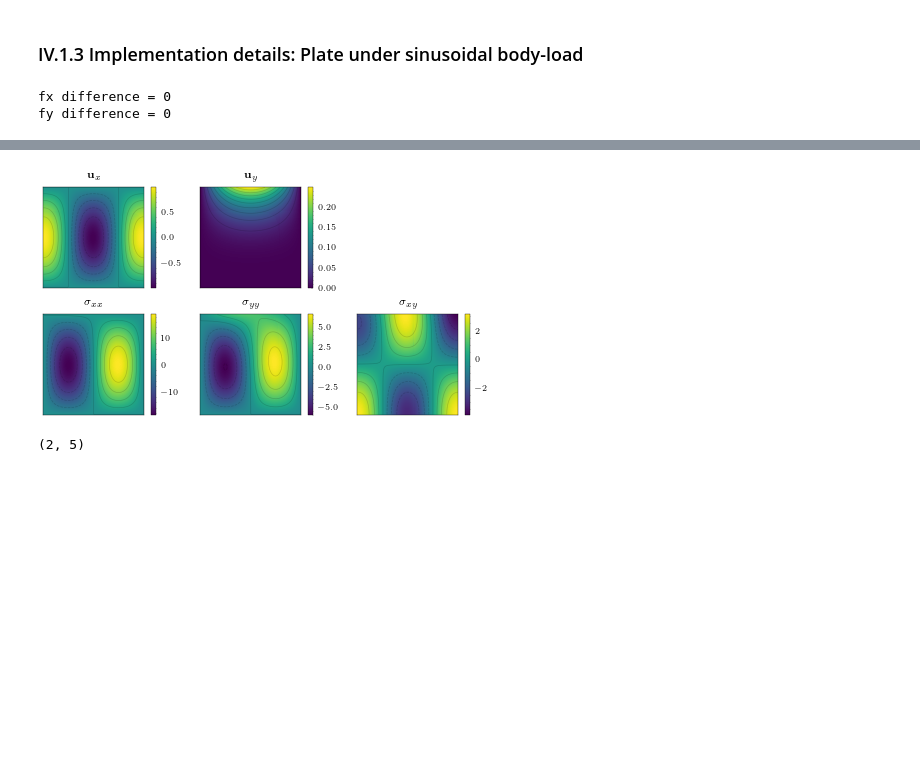
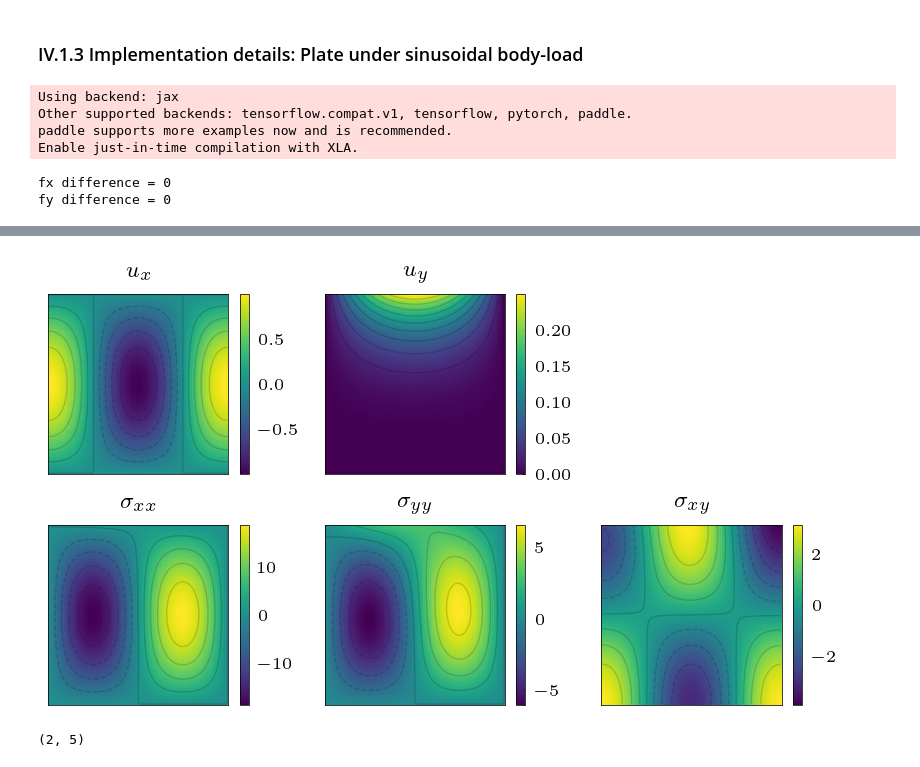
Before and after one commit to bonneted/PhD, a Jupyter notebook: chapters/IV_MaterialCharacterization.ipynb, the cells around one changed output, grey strips where cells are left out. Drawn from its saved outputs; the diff is of its cells as text; code cells hidden in the pictures; blank space fills up the shorter version.

Commit message:
analytical plate plot

```diff
--- a/chapters/IV_MaterialCharacterization.ipynb
+++ b/chapters/IV_MaterialCharacterization.ipynb
@@ -12,12 +12,18 @@ plt.style.use(['science', 'grid'])
 import phd.models.cm.analytical_plate as ap
 from phd.models.cm.plot_util import plot_field
 import numpy as np
+import os
 from phd.config import get_current_config as plt_cfg, book_config, book_compact_config, A4_config
 book_config.set_as_current()
 
 # Configuration
 save_fig = True
-results_folder = '../results/IV_ImprovingPINNs'
+results_folder = '../results/IV_MaterialCharacterization'
+# %% [output]
+Using backend: jax
+Other supported backends: tensorflow.compat.v1, tensorflow, pytorch, paddle.
+paddle supports more examples now and is recommended.
+Enable just-in-time compilation with XLA.
 # %%
 # body load simplification
 import sympy as sp
@@ -68,8 +74,8 @@ X_input = [x_lin.reshape(-1, 1), x_lin.reshape(-1, 1)]
 sol = ap.exact_solution(X_input, 1.0, 1.0, 1.0)
 
 field_names = ap.LATEX_FIELD_NAMES
-
-fig, axes = plt.subplots(2, 3, figsize=(plt_cfg().page_width, 0.55*plt_cfg().page_width))
+fig_size = (0.88*plt_cfg().page_width, 0.5*plt_cfg().page_width)
+fig, axes = plt.subplots(2, 3, figsize=fig_size, dpi=200)
 axes[0, 2].set_visible(False)
 axes_plot = axes[0, :-1].flatten().tolist() + axes[1, :].flatten().tolist()
 for idx, field in enumerate(field_names.keys()):
@@ -84,8 +90,10 @@ plt.tight_layout()
 
 # save figure
 if save_fig:
-    figure_folder = os.path.join(results_folder, "IV_2_FourierFeatures_Figures")
+    figure_folder = os.path.join(results_folder, "figures")
     os.makedirs(figure_folder, exist_ok=True)
-    figure_name = "+".join(config_to_plot_FF) + ".png"
-    fig.savefig(os.path.join(figure_folder, figure_name), bbox_inches='tight', dpi=300)
+    os.makedirs(figure_folder+"/pdf", exist_ok=True)
+    figure_name = "analytical_plate_solution"
+    fig.savefig(os.path.join(figure_folder, figure_name + ".png"), bbox_inches='tight', dpi=300)
+    fig.savefig(os.path.join(figure_folder, "pdf", figure_name + ".pdf"), bbox_inches='tight', dpi=300)
 # %% [output]
@@ -92,4 +102,4 @@ if save_fig:
-[figure, old version]
+[figure, new version]
 # %%
 sol.shape
 # %% [output]
```
Also changed, not shown: parts of 1 cell of this notebook, 4 other files.
